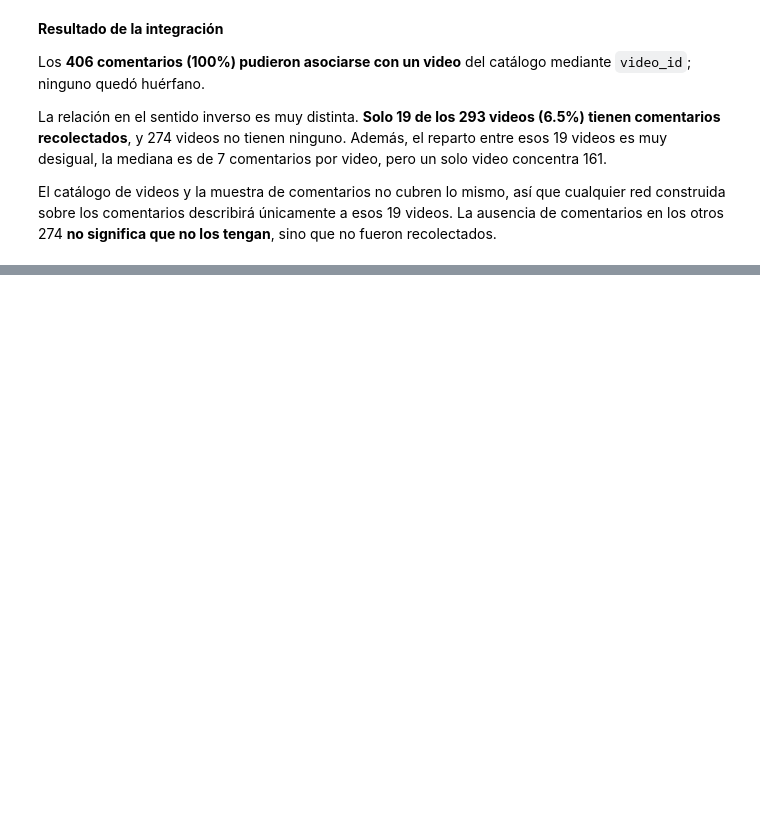
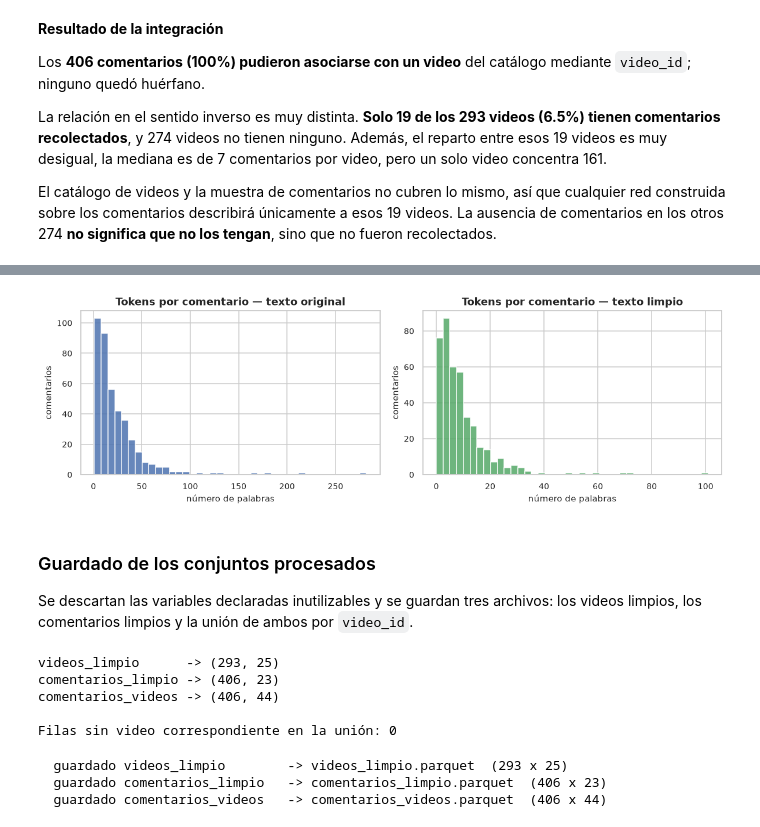
Before and after one commit to Tunchxz/CC3084-Laboratorio-6, a Jupyter notebook: notebooks/01_carga_y_limpieza.ipynb, the cells around one changed output, grey strips where cells are left out. Cells and saved outputs as stored; diff of their text form; code cells hidden in the pictures; blank space fills up the shorter version.

Commit message:
feat(notebooks): data cleaning and preprocessing

```diff
--- a/notebooks/01_carga_y_limpieza.ipynb
+++ b/notebooks/01_carga_y_limpieza.ipynb
@@ -321,0 +1059,25 @@ El catálogo de videos y la muestra de comentarios no cubren lo mismo, así que
+# %%
+antes = comentarios_limpio["texto_original"]
+despues = comentarios_limpio["texto_limpio"]
+
+comparacion = pd.DataFrame({
+    "antes (texto_original)": {
+        "registros": len(antes),
+        "caracteres (media)": round(antes.str.len().mean(), 1),
+        "caracteres (mediana)": antes.str.len().median(),
+        "tokens (media)": round(antes.str.split().str.len().mean(), 1),
+        "textos vacíos": int((antes.str.strip() == "").sum()),
+        "textos duplicados exactos": int(antes.duplicated().sum()),
+        "vocabulario (palabras distintas)": len(set(" ".join(antes.str.lower()).split())),
+    },
+    "después (texto_limpio)": {
+        "registros": len(despues),
+        "caracteres (media)": round(despues.str.len().mean(), 1),
+        "caracteres (mediana)": despues.str.len().median(),
+        "tokens (media)": round(despues.str.split().str.len().mean(), 1),
+        "textos vacíos": int((despues.str.strip() == "").sum()),
+        "textos duplicados exactos": int(despues.duplicated().sum()),
+        "vocabulario (palabras distintas)": len(set(" ".join(despues).split())),
+    },
+})
+comparacion
@@ -321,0 +1136,55 @@ El catálogo de videos y la muestra de comentarios no cubren lo mismo, así que
+# %%
+fig, axes = plt.subplots(1, 2, figsize=(11, 3.6))
+
+axes[0].hist(antes.str.split().str.len(), bins=40, color="#4C72B0", alpha=0.85)
+axes[0].set_title("Tokens por comentario — texto original")
+axes[0].set_xlabel("número de palabras")
+axes[0].set_ylabel("comentarios")
+
+axes[1].hist(despues.str.split().str.len(), bins=40, color="#55A868", alpha=0.85)
+axes[1].set_title("Tokens por comentario — texto limpio")
+axes[1].set_xlabel("número de palabras")
+axes[1].set_ylabel("comentarios")
+
+plt.tight_layout()
+plt.show()
+# %% [output]
+[figure, added]
+# %% [markdown]
+### Guardado de los conjuntos procesados
+
+Se descartan las variables declaradas inutilizables y se guardan tres archivos: los videos
+limpios, los comentarios limpios y la unión de ambos por `video_id`.
+# %%
+comentarios_limpio = comentarios_limpio.drop(columns=["viewer_rating", "is_pinned", "text"])
+videos_limpio = videos_limpio.drop(columns=["upload_date", "owner_handle", "view_count_parseado"])
+
+# En la unión se eliminan del lado de los comentarios las columnas redundantes que
+# ya aporta el catálogo de videos, y se distingue el origen de las que se conservan.
+comentarios_para_union = comentarios_limpio.drop(columns=["video_title", "channel_name", "channel_id"])
+comentarios_videos = comentarios_para_union.merge(
+    videos_limpio, on="video_id", how="left", suffixes=("_comentario", "_video")
+)
+
+print("videos_limpio      ->", videos_limpio.shape)
+print("comentarios_limpio ->", comentarios_limpio.shape)
+print("comentarios_videos ->", comentarios_videos.shape)
+print("\nFilas sin video correspondiente en la unión:",
+      int(comentarios_videos["channel_id"].isna().sum()))
+# %% [output]
+videos_limpio      -> (293, 25)
+comentarios_limpio -> (406, 23)
+comentarios_videos -> (406, 44)
+
+Filas sin video correspondiente en la unión: 0
+# %%
+# Las columnas de listas se guardan como listas; parquet las admite sin problema.
+for nombre, df in [("videos_limpio", videos_limpio),
+                   ("comentarios_limpio", comentarios_limpio),
+                   ("comentarios_videos", comentarios_videos)]:
+    ruta = guardar(df, nombre)
+    print(f"  guardado {nombre:20} -> {ruta.name}  ({df.shape[0]} x {df.shape[1]})")
+# %% [output]
+  guardado videos_limpio        -> videos_limpio.parquet  (293 x 25)
+  guardado comentarios_limpio   -> comentarios_limpio.parquet  (406 x 23)
+  guardado comentarios_videos   -> comentarios_videos.parquet  (406 x 44)
```
Also changed, not shown: parts of 36 cells of this notebook.
